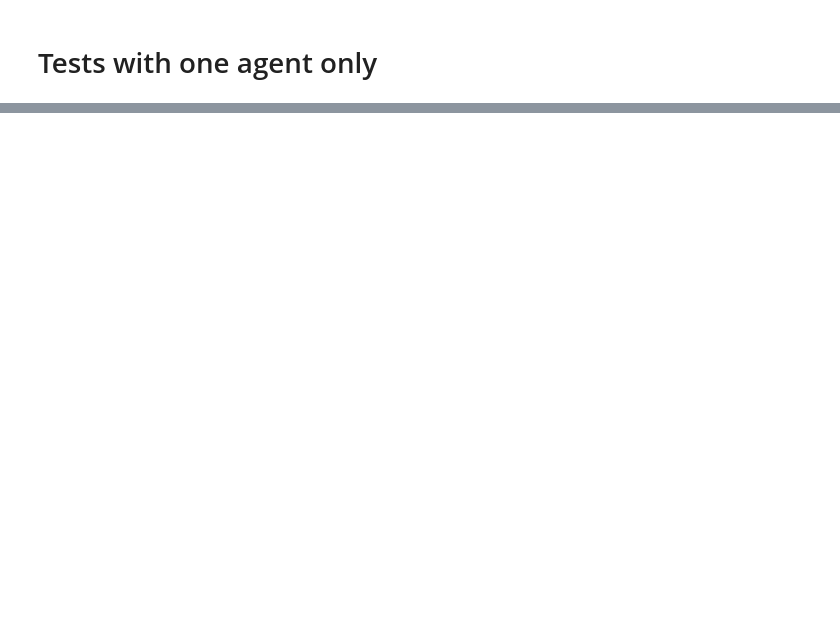
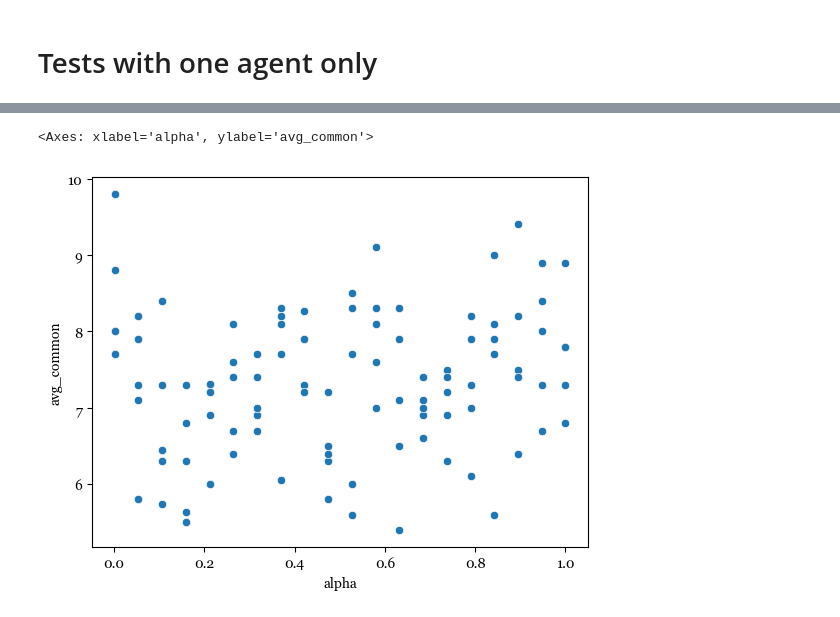
Before and after one commit to s-herrerag/enviromental_behavior_dynamics, a Jupyter notebook: tests_one_agent.ipynb, the cells around one changed output, grey strips where cells are left out. Saved outputs shown, nothing was run; the diff lists cells and outputs as text; code cells hidden in the pictures; blank space fills up the shorter version.

```diff
--- a/tests_one_agent.ipynb
+++ b/tests_one_agent.ipynb
@@ -75,0 +83,34 @@ timeline_1.loc[:, ["u_anti", "u_neutral", "u_pro"]].describe()
+# %%
+# Batch run to look at avg friends in common
+# Now, test on only one agent
+params = {"seed": 666,
+          "alpha": np.linspace(0.001, 1, 20),
+          'N':[100],
+          "gamma": [0.1],
+          "create_network": "watts_strogatz",
+          "k": [20],
+          "p": [1/10],
+          "rho": 1/3,
+          "one_active_agent_id": [2],
+          "seed_consumption": True,
+          "memory": [20]}
+
+results_batch = mesa.batch_run(
+    OneActiveStatusGameModel,
+    parameters=params,
+    iterations=5,
+    max_steps=200,
+    number_processes=None,
+    #data_collection_period=100,  # Important, otherwise the datacollector will only collect data of the last time step
+    display_progress=True,
+)
+
+results_batch_df = pd.DataFrame(results_batch)
+results_batch_df.to_csv("results_batch_gammaconstant_0_to_1_one_agent.csv")
+# %%
+results_avg_common = results_batch_df.loc[results_batch_df["AgentID"] == 2]
+# %%
+sns.scatterplot(data=results_avg_common, x="alpha", y="avg_common")
+# %% [output]
+<Axes: xlabel='alpha', ylabel='avg_common'>
+[figure, added]
```
Also changed, not shown: parts of 11 cells of this notebook, 3 other files.
